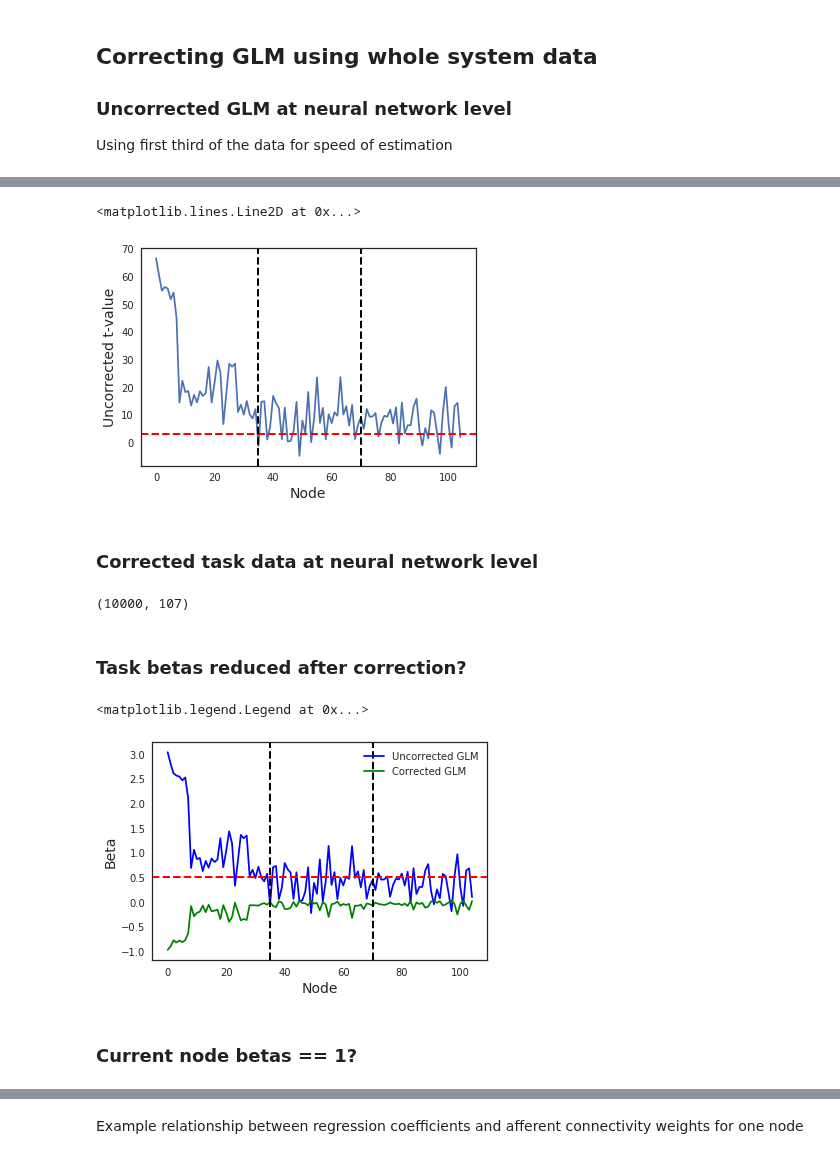
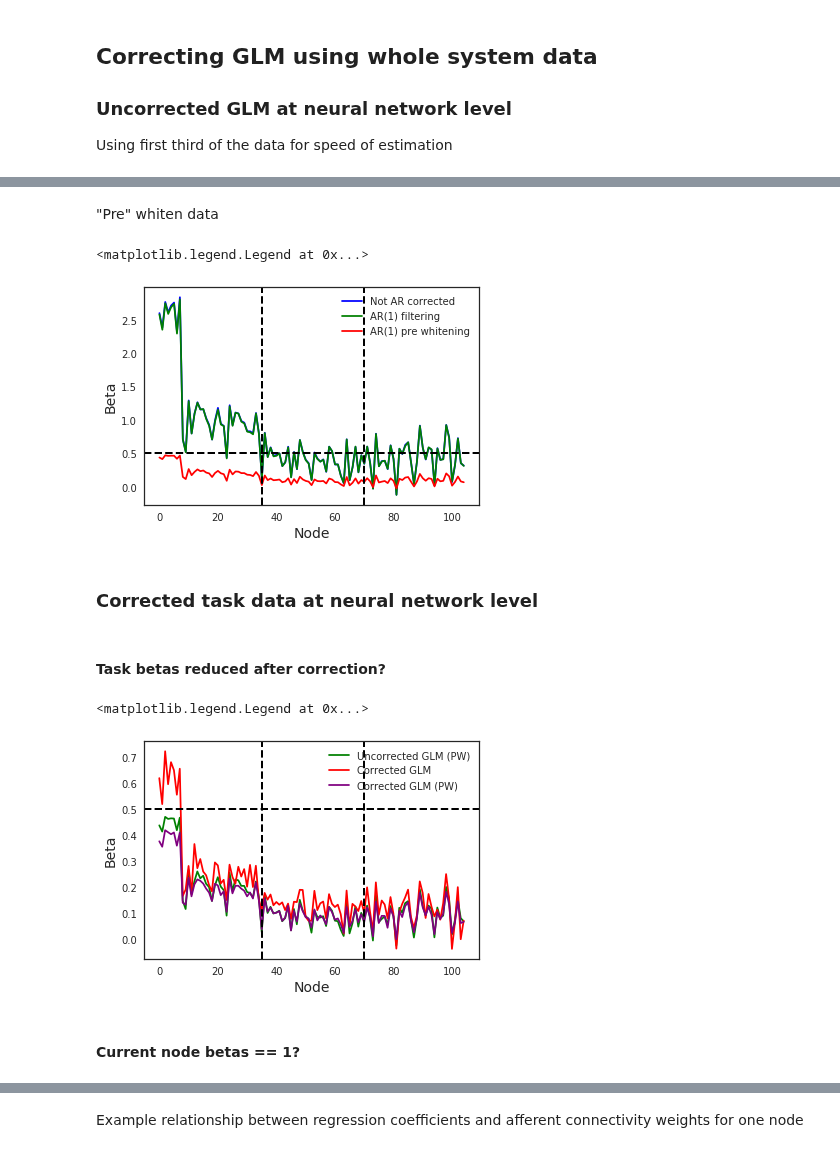
Before and after one commit to zenkavi/DevStudy_FmriNbs, a Jupyter notebook: notebooks/informationtransfermapping/TheoreticalResults/zenkavi_simulation_sandbox.ipynb, the cells around one changed output, grey strips where cells are left out. Saved outputs shown, nothing was run; the diff lists cells and outputs as text; code cells hidden in the pictures.

Commit message:
cont learning on ar models

```diff
--- a/notebooks/informationtransfermapping/TheoreticalResults/zenkavi_simulation_sandbox.ipynb
+++ b/notebooks/informationtransfermapping/TheoreticalResults/zenkavi_simulation_sandbox.ipynb
@@ -331,0 +367,2 @@ task_tvals = np.zeros((nregions,))
+# %% [markdown]
+"Pre" whiten data
@@ -332,3 +376,7 @@ task_tvals = np.zeros((nregions,))
+# %%
+# Define empty variables
+task_betas_pw = np.zeros((nregions,))
+task_tvals_pw = np.zeros((nregions,))
 # %%
 ## Task regressor (I)
 X = stimtimes[task][0,:10000].T
@@ -354,12 +403,16 @@ for region in range(0,nregions):
 # %%
-plt.plot(task_tvals)
-plt.ylabel('Uncorrected t-value',fontsize=14)
+plt.plot(task_betas, color="blue", label="Not AR corrected")
+plt.plot(task_betas1, color="green", label="AR(1) filtering")
+plt.plot(task_betas_pw, color="red", label="AR(1) pre whitening")
+#plt.ylim(-5,5)
+plt.ylabel('Beta',fontsize=14)
 plt.xlabel('Node',fontsize=14)
-plt.axhline(y=3,linewidth=2, color='red', ls = "--")
+plt.axhline(y=.5,linewidth=2, color='black', ls = "--")
 plt.axvline(x=35,linewidth=2, color='black', ls = "--")
 plt.axvline(x=70,linewidth=2, color='black', ls = "--")
+plt.legend(loc="best")
 # %% [output]
-<matplotlib.lines.Line2D at 0x...>
+<matplotlib.legend.Legend at 0x...>
-[figure, old version]
+[figure, new version]
 # %% [markdown]
 ### Corrected task data at neural network level
@@ -383,66 +505,50 @@ for region in range(0,nregions):
 
     #Extending GLM to include:
     ## Activity from current node
-    cur_node = taskdata_short[region,:].T
+    cur_node = taskdata_short_pw[region,:].T
     cur_node = cur_node.reshape(-1,1)
     ## Activity of all other regions (put through the transformation function?)
     drop_region = [region]
-    other_nodes = np.delete(taskdata_short, drop_region, axis=0)
+    other_nodes = np.delete(taskdata_short_pw, drop_region, axis=0)
     other_nodes = other_nodes.T
 
     X = np.concatenate((X, cur_node), 1)
     X = np.concatenate((X, other_nodes), 1)
 
     #DV = shifted activity in current node
-    #y = np.r_[0, taskdata_short[region,:-1]].T
+    y = np.r_[0, taskdata_short_pw[region,:-1]].T
 
-    #demeaning:
-    #df = pd.DataFrame(data = {'act':np.r_[0, taskdata_short[region,:-1]].T})
-    #rolling_mean = df.rolling(window = 2).mean()
-    #y = (df-rolling_mean)['act']
-    #y[0,1]=0
-
-    #arima: p = 2, d = 1, q = 2
-    df = pd.DataFrame(data = {'act':np.r_[0, taskdata_short[region,:-1]].T})
-    model = ARIMA(df, order=(2,1,2))
-    results = model.fit(disp=-1)
-    #predictions_ARIMA_diff = pd.Series(results.fittedvalues, copy=True)
-    #predictions_ARIMA = pd.Series(df['act'].iloc[0], index=df.index)
-    #y = predictions_ARIMA.add(predictions_ARIMA_diff, fill_value=0)
-    y=results.resid
-    y=pd.concat([pd.Series([0]), y])
-
+    #Model before ARMA correction
     model = sm.OLS(y, X)
     results = model.fit()
+
     ## Task regressor outputs
     # Save betas
-    task_betas_cr[region]=results.params[1]
+    task_betas_cr_pw[region]=results.params[1]
 
     # Save t values
-    task_tvals_cr[region]=results.tvalues[1]
+    task_tvals_cr_pw[region]=results.tvalues[1]
 
     ## Cur node activity
-    cur_node_betas_cr[region]=results.params[2]
+    cur_node_betas_cr_pw[region]=results.params[2]
 
     ##Other nodes activity output
-    other_nodes_betas_cr[region:]=results.params[3:]
+    other_nodes_betas_cr_pw[region:]=results.params[3:]
-# %%
-X.shape
-# %% [output]
-(10000, 107)
 # %% [markdown]
-### Task betas reduced after correction?
+#### Task betas reduced after correction?
 # %%
-plt.plot(task_betas, color="blue", label="Uncorrected GLM")
-plt.plot(task_betas_cr, color="green", label="Corrected GLM")
+#plt.plot(task_betas, color="blue", label="Uncorrected GLM")
+plt.plot(task_betas_pw, color="green", label="Uncorrected GLM (PW)")
+plt.plot(task_betas_cr, color="red", label="Corrected GLM")
+plt.plot(task_betas_cr_pw, color="purple", label="Corrected GLM (PW)")
 plt.ylabel('Beta',fontsize=14)
 plt.xlabel('Node',fontsize=14)
-plt.axhline(y=.5,linewidth=2, color='red', ls = "--")
+plt.axhline(y=.5,linewidth=2, color='black', ls = "--")
 plt.axvline(x=35,linewidth=2, color='black', ls = "--")
 plt.axvline(x=70,linewidth=2, color='black', ls = "--")
 plt.legend(loc="best")
 # %% [output]
 <matplotlib.legend.Legend at 0x...>
-[figure, old version]
+[figure, new version]
 # %% [markdown]
-### Current node betas == 1?
+#### Current node betas == 1?
```
Also changed, not shown: parts of 51 cells of this notebook.
